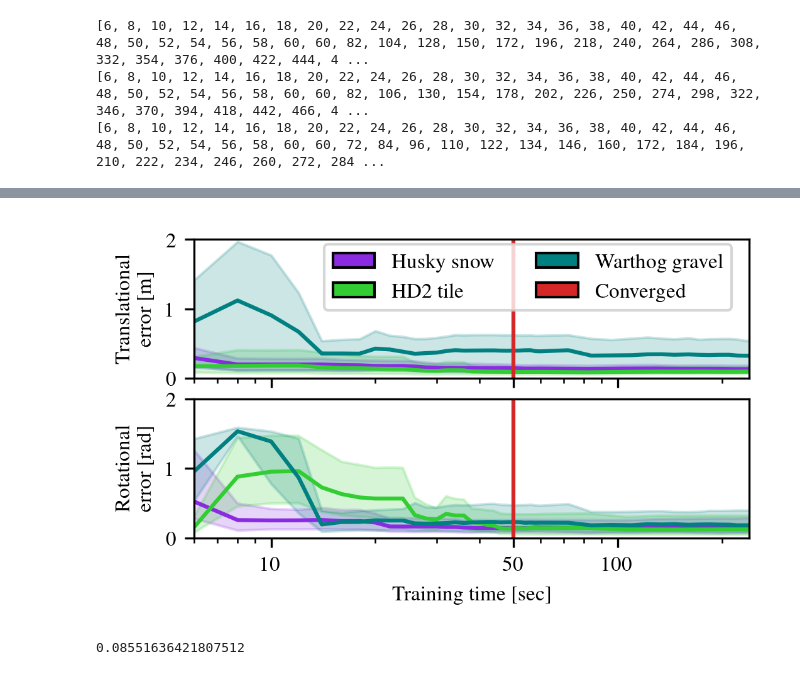
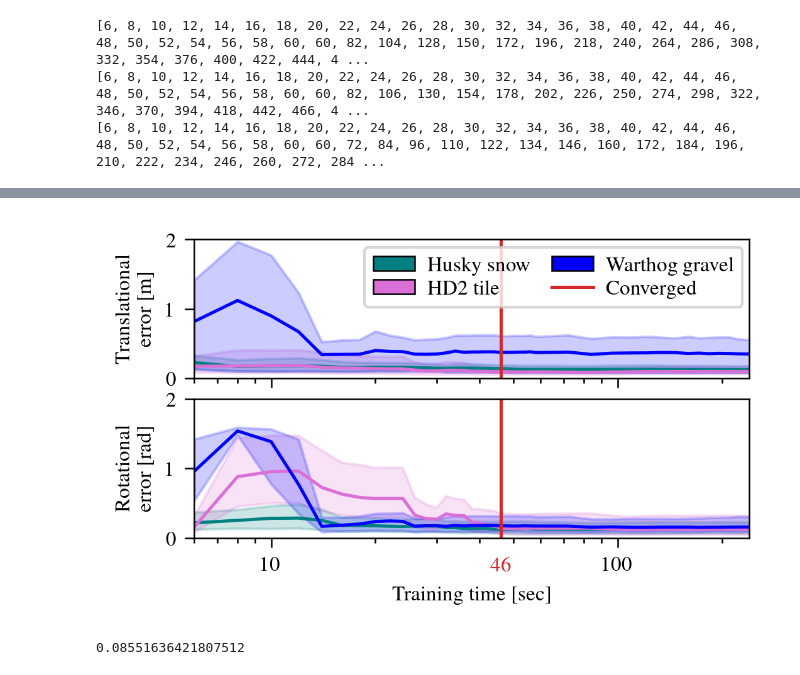
Before and after one commit to norlab-ulaval/norlab_WMRD, a Jupyter notebook: RAL2023/training_time_analysis.ipynb, the cells around one changed output, grey strips where cells are left out. Cells and saved outputs as stored; diff of their text form; code cells hidden in the pictures.

```diff
--- a/RAL2023/training_time_analysis.ipynb
+++ b/RAL2023/training_time_analysis.ipynb
@@ -722,6 +800,8 @@ print(x_linspace_warthog_wheels_gravel_seconds)
 # %%
 from matplotlib.gridspec import GridSpec
-from matplotlib.patches import Ellipse, Rectangle
+from matplotlib.patches import Ellipse, Rectangle, Patch
+
+from matplotlib.lines import Line2D
 
 plt.rc('font', family='serif', serif='Times')
 plt.rc('text', usetex=True)
@@ -741,82 +821,78 @@ fig, axs = plt.subplots(2, 1, dpi=300, gridspec_kw={'hspace': 0.15, 'wspace': 0.
 fig.set_size_inches(width, height)
 fig.subplots_adjust(left=.13, bottom=0.19, right=.995, top=.98)
 
-husky_snow_color = 'blueviolet'
-marmotte_tile_color = 'limegreen'
-warthog_wheels_color = 'teal'
+myWidth = 0.6
+plot_line_width = 1.2
+
+for axis in ['top','bottom','left','right']:
+    axs[0].spines[axis].set_linewidth(myWidth)
+    axs[1].spines[axis].set_linewidth(myWidth)
+
+axs[0].tick_params(width=myWidth)
+axs[1].tick_params(width=myWidth)
+
+husky_snow_color = 'teal'
+marmotte_tile_color = 'orchid'
+warthog_wheels_color = 'blue'
 
 quartile_alpha = 0.2
-
-# fig, axs = plt.subplots(dpi=300, gridspec_kw={'hspace': 0.35, 'wspace': 0.23}, layout="constrained")
 
 translational_ymin = 0
 translational_ymax = 2.0
 rotational_ymin = 0
 rotational_ymax = 2.0
-zscore_ymin = 0
-zscore_ymax = 4.0
 
-axs[0].plot(x_linspace_husky_snow_seconds, translational_slip_prediction_medians_husky_snow, color=husky_snow_color)
+axs[0].plot(x_linspace_husky_snow_seconds, translational_slip_prediction_medians_husky_snow, color=husky_snow_color, linewidth=plot_line_width)
 axs[0].fill_between(x_linspace_husky_snow_seconds, translational_slip_prediction_3q_husky_snow, translational_slip_prediction_1q_husky_snow, color=husky_snow_color, alpha=quartile_alpha)
-axs[0].plot(x_linspace_marmotte_tile_seconds, translational_slip_prediction_medians_marmotte_tile, color=marmotte_tile_color)
+axs[0].plot(x_linspace_marmotte_tile_seconds, translational_slip_prediction_medians_marmotte_tile, color=marmotte_tile_color, linewidth=plot_line_width)
 axs[0].fill_between(x_linspace_marmotte_tile_seconds, translational_slip_prediction_3q_marmotte_tile, translational_slip_prediction_1q_marmotte_tile, color=marmotte_tile_color, alpha=quartile_alpha)
-axs[0].plot(x_linspace_warthog_wheels_gravel_seconds, translational_slip_prediction_medians_warthog_wheels_gravel, color=warthog_wheels_color)
+axs[0].plot(x_linspace_warthog_wheels_gravel_seconds, translational_slip_prediction_medians_warthog_wheels_gravel, color=warthog_wheels_color, linewidth=plot_line_width)
 axs[0].fill_between(x_linspace_warthog_wheels_gravel_seconds, translational_slip_prediction_3q_warthog_wheels_gravel, translational_slip_prediction_1q_husky_snow, color=warthog_wheels_color, alpha=quartile_alpha)
 
-axs[1].plot(x_linspace_husky_snow_seconds, rotational_slip_prediction_medians_husky_snow, color=husky_snow_color)
+axs[1].plot(x_linspace_husky_snow_seconds, rotational_slip_prediction_medians_husky_snow, color=husky_snow_color, linewidth=plot_line_width)
 axs[1].fill_between(x_linspace_husky_snow_seconds, rotational_slip_prediction_3q_husky_snow, rotational_slip_prediction_1q_husky_snow, color=husky_snow_color, alpha=quartile_alpha)
-axs[1].plot(x_linspace_marmotte_tile_seconds, rotational_slip_prediction_medians_marmotte_tile, color=marmotte_tile_color)
+axs[1].plot(x_linspace_marmotte_tile_seconds, rotational_slip_prediction_medians_marmotte_tile, color=marmotte_tile_color, linewidth=plot_line_width)
 axs[1].fill_between(x_linspace_marmotte_tile_seconds, rotational_slip_prediction_3q_marmotte_tile, rotational_slip_prediction_1q_marmotte_tile, color=marmotte_tile_color, alpha=quartile_alpha)
-axs[1].plot(x_linspace_warthog_wheels_gravel_seconds, rotational_slip_prediction_medians_warthog_wheels_gravel, color=warthog_wheels_color)
+axs[1].plot(x_linspace_warthog_wheels_gravel_seconds, rotational_slip_prediction_medians_warthog_wheels_gravel, color=warthog_wheels_color, linewidth=plot_line_width)
 axs[1].fill_between(x_linspace_warthog_wheels_gravel_seconds, rotational_slip_prediction_3q_warthog_wheels_gravel, rotational_slip_prediction_1q_warthog_wheels_gravel, color=warthog_wheels_color, alpha=quartile_alpha)
 
-# axs[2].plot(x_linspace_husky_snow, zscore_slip_prediction_medians_husky_snow, color=husky_snow_color)
-# axs[2].fill_between(x_linspace_husky_snow, zscore_slip_prediction_3q_husky_snow, zscore_slip_prediction_1q_husky_snow, color=husky_snow_color, alpha=quartile_alpha)
-# axs[2].plot(x_linspace_marmotte_tile, zscore_slip_prediction_medians_marmotte_tile, color=marmotte_tile_color)
-# axs[2].fill_between(x_linspace_marmotte_tile, zscore_slip_prediction_3q_marmotte_tile, zscore_slip_prediction_1q_marmotte_tile, color=marmotte_tile_color, alpha=quartile_alpha)
-# axs[2].plot(x_linspace_warthog_wheels_gravel, zscore_slip_prediction_medians_warthog_wheels_gravel, color=warthog_wheels_color)
-# axs[2].fill_between(x_linspace_warthog_wheels_gravel, zscore_slip_prediction_3q_warthog_wheels_gravel, zscore_slip_prediction_1q_warthog_wheels_gravel, color=warthog_wheels_color, alpha=quartile_alpha)
-
-critical_num_windows = 25 * 2
+critical_num_windows = 23 * 2
 critical_num_color = 'C3'
-axs[0].vlines(critical_num_windows, translational_ymin, translational_ymax, color=critical_num_color)
-axs[1].vlines(critical_num_windows, rotational_ymin, rotational_ymax, color=critical_num_color)
-# axs[2].vlines(critical_num_windows, zscore_ymin, zscore_ymax, color=critical_num_color)
+axs[0].vlines(critical_num_windows, translational_ymin, translational_ymax, color=critical_num_color, linewidth=plot_line_width)
+axs[1].vlines(critical_num_windows, rotational_ymin, rotational_ymax, color=critical_num_color, linewidth=plot_line_width)
 
 axs[0].set_ylim(translational_ymin, translational_ymax)
 axs[1].set_ylim(rotational_ymin, rotational_ymax)
-# axs[2].set_ylim(zscore_ymin, zscore_ymax)
 axs[0].set_ylabel(r'Translational' + '\n' + r'error [m]')
 axs[1].set_xlabel(r'Training time [sec]')
 axs[1].set_ylabel(r'Rotational' + '\n' + r'error [rad]')
-# axs[2].set_ylabel('Z-score')
+
 
 axs[0].set_xscale('log')
 axs[1].set_xscale('log')
-# axs[2].set_xscale('log')
-
-axs[0].set_yticks([0, 1, 2])
-axs[1].set_yticks([0, 1, 2])
-# axs[2].set_yticks([2, 4])
 # axs[0].set_yscale('log')
 # axs[1].set_yscale('log')
 
+# axs[0].set_yticks([0, 1, 2])
+# axs[1].set_yticks([0, 1, 2])
+
 axs[0].set_xlim(3*2, 120*2)
-axs[1].set_xticks([10, critical_num_windows, 100], labels=[r'$10$', str(critical_num_windows), r'$100$'])
+axs[1].set_xticks([10, 100], labels=[r'$10$', r'$100$'])
+axs[1].text(critical_num_windows, -0.4, str(critical_num_windows), ha='center', va='center', fontsize=8, color=critical_num_color)
+
 
 # legend
-legend_elements = [Rectangle((0,0), width=5, height=3, facecolor=husky_snow_color, label=r'Husky snow', linestyle='solid', edgecolor='k'),
-                   Rectangle((0,0), width=5, height=3, facecolor=marmotte_tile_color, label=r'HD2 tile', linestyle='solid', edgecolor='k'),
-                   Rectangle((0,0), width=5, height=3, facecolor=warthog_wheels_color, label=r'Warthog gravel', linestyle='solid', edgecolor='k'),
-                   Rectangle((0,0), width=5, height=3, facecolor=critical_num_color, label=r'Converged', linestyle='solid', edgecolor='k')]
-                  #  Rectangle((0,0), width=5, height=3, facecolor=blr_slip_acceleration_box_color, label='Slip acceleration BLR', linestyle='solid', edgecolor='k'),
-                  # Rectangle((0,0), width=5, height=3, facecolor=gp_slip_box_color, label='Slip GP', linestyle='solid', edgecolor='k')]
+legend_elements = [Patch(facecolor=husky_snow_color, linewidth=myWidth, label=r'Husky snow', linestyle='solid', edgecolor='k'),
+                   Patch(facecolor=marmotte_tile_color, linewidth=myWidth, label=r'HD2 tile', linestyle='solid', edgecolor='k'),
+                   Patch(facecolor=warthog_wheels_color, linewidth=myWidth, label=r'Warthog gravel', linestyle='solid', edgecolor='k'),
+                   Line2D([0], [0], color=critical_num_color, linewidth=plot_line_width, label=r'Converged', linestyle='solid')]
 
-fig.legend(handles=legend_elements, loc='center', ncol=2, bbox_to_anchor=(0.65,0.88))
+fig.legend(handles=legend_elements, loc='center', ncol=2, bbox_to_anchor=(0.69,0.88), labelspacing=0.2, handletextpad=0.6, columnspacing=1, handleheight=0.7, handlelength=2)
 
-plt.savefig('figs/training_windows_vs_accuracy.pdf')
+plt.savefig('figs/training_windows_vs_accuracy_cg_v1.pdf', dpi=500)
+plt.savefig('figs/training_windows_vs_accuracy_cg_v1.jpg', dpi=500)
 # %% [output]
-[figure, old version]
+[figure, new version]
 # %%
 print(np.min(translational_slip_prediction_1q))
 # %% [output]
```
Also changed, not shown: parts of 2 cells of this notebook, 27 other files.
